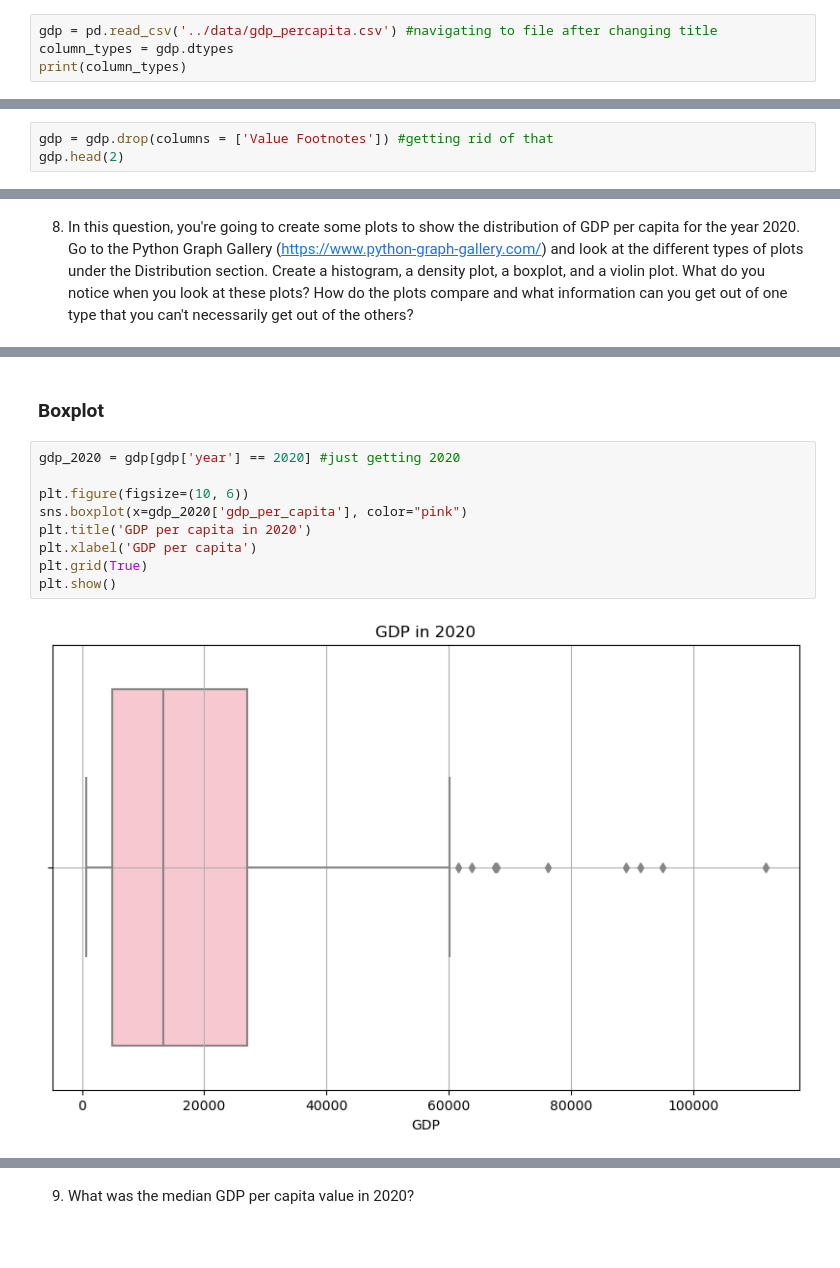
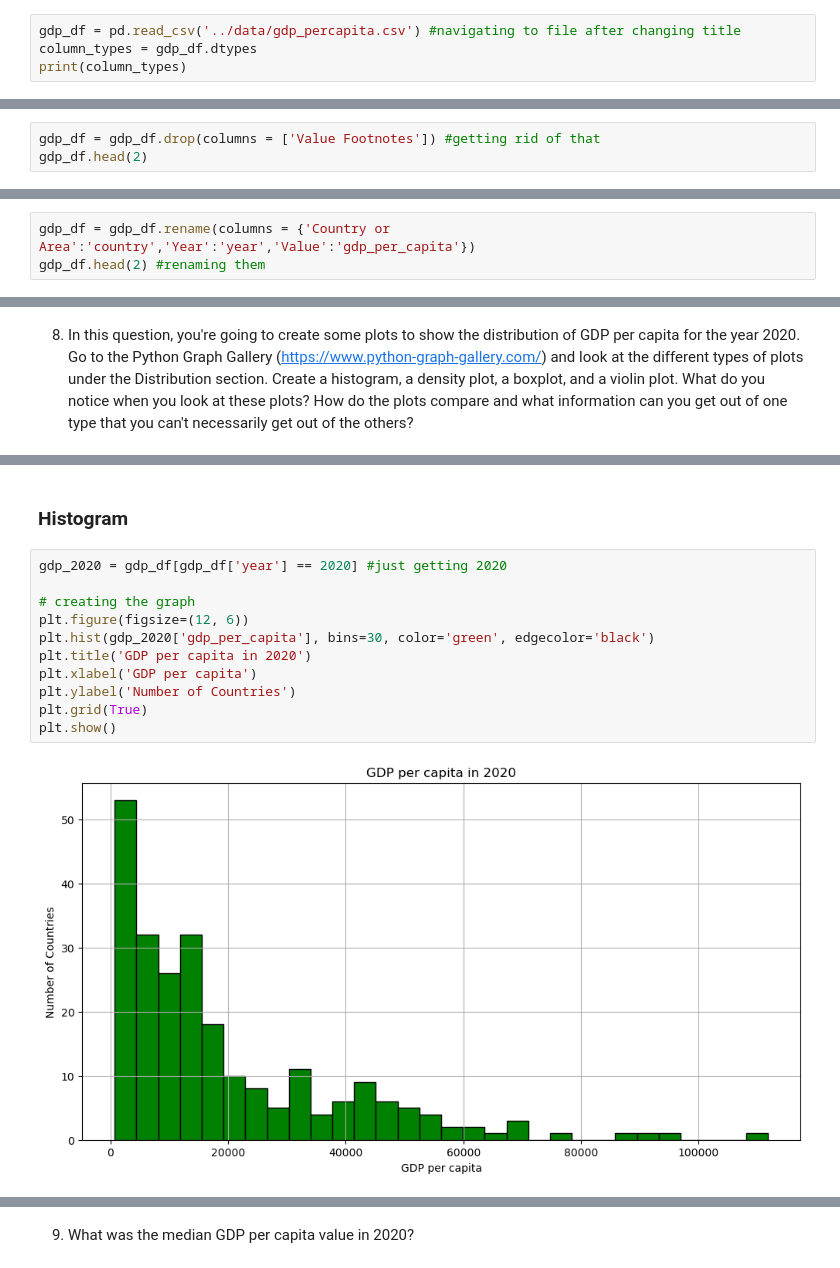
Before and after one commit to NSS-Data-Analytics-Cohort-10/gdp-and-internet-usage-BrandyLarramore, a Jupyter notebook: notebooks/gdp_project.ipynb, the cells around one changed output, grey strips where cells are left out. Cells and saved outputs as stored; diff of their text form; blank space fills up the shorter version.

Commit message:
just finished my last graph for question 8. Graphs are now my favorite.

```diff
--- a/notebooks/gdp_project.ipynb
+++ b/notebooks/gdp_project.ipynb
@@ -45,8 +45,8 @@ pd.read_csv('../data/gdp_percapita.csv')
 | 7661 | Zimbabwe | 1990 | 2704.757299 | NaN |
 7662 rows × 4 columns
 # %%
-gdp = pd.read_csv('../data/gdp_percapita.csv') #navigating to file after changing title
-column_types = gdp.dtypes
+gdp_df = pd.read_csv('../data/gdp_percapita.csv') #navigating to file after changing title
+column_types = gdp_df.dtypes
 print(column_types)
 # %% [output]
 Country or Area     object
@@ -65,8 +65,8 @@ gdp.shape #how many rows, then columns
 # %% [markdown]
 ### 6. Drop the `Value Footnotes` column and rename the remaining three to 'Country', 'Year', and 'GDP_Per_Capita'.
 # %%
-gdp = gdp.drop(columns = ['Value Footnotes']) #getting rid of that
-gdp.head(2)
+gdp_df = gdp_df.drop(columns = ['Value Footnotes']) #getting rid of that
+gdp_df.head(2)
 # %% [output]
 |  | Country or Area | Year | Value |
 | 0 | Afghanistan | 2021 | 1517.016266 |
@@ -80,0 +74,3 @@ gdp.head(2) #renaming them
+# %%
+gdp_df = gdp_df.rename(columns = {'Country or Area':'country','Year':'year','Value':'gdp_per_capita'})
+gdp_df.head(2) #renaming them
@@ -190,13 +157,15 @@ This will become an error in seaborn v0.14.0; please update your code.
-# %% [markdown]
-### Boxplot
-# %%
-gdp_2020 = gdp[gdp['year'] == 2020] #just getting 2020
-
-plt.figure(figsize=(10, 6))
-sns.boxplot(x=gdp_2020['gdp_per_capita'], color="pink")
-plt.title('GDP per capita in 2020')
-plt.xlabel('GDP per capita')
-plt.grid(True)
-plt.show()
-# %% [output]
-[figure, removed]
+# %% [markdown]
+### Histogram
+# %%
+gdp_2020 = gdp_df[gdp_df['year'] == 2020] #just getting 2020
+
+# creating the graph
+plt.figure(figsize=(12, 6))
+plt.hist(gdp_2020['gdp_per_capita'], bins=30, color='green', edgecolor='black')
+plt.title('GDP per capita in 2020')
+plt.xlabel('GDP per capita')
+plt.ylabel('Number of Countries')
+plt.grid(True)
+plt.show()
+# %% [output]
+[figure, added]
```
Also changed, not shown: parts of 31 cells of this notebook.
